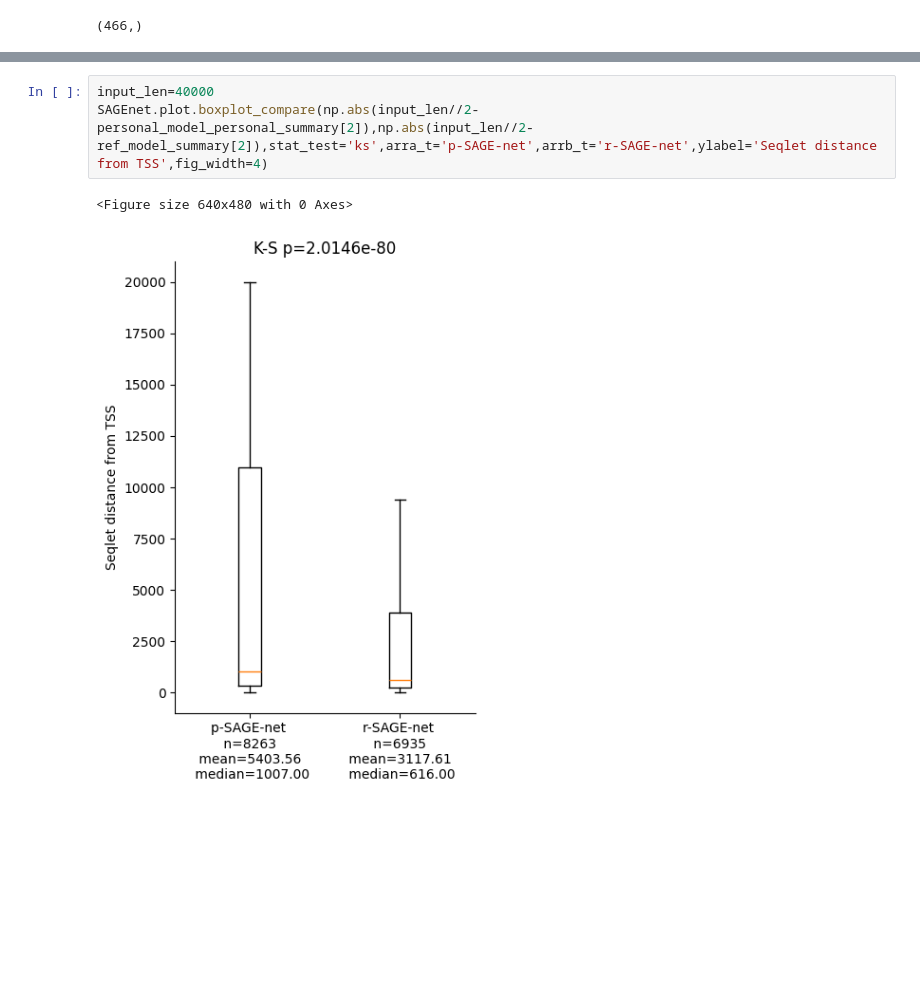
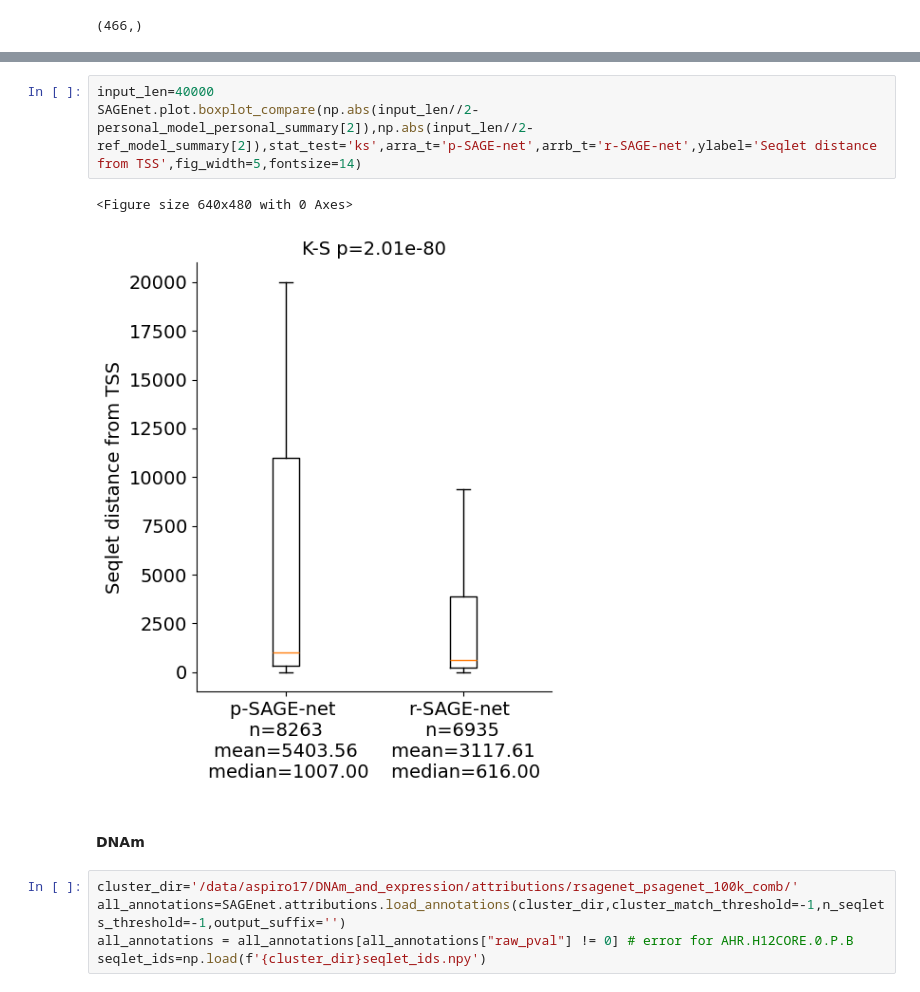
Before and after one commit to mostafavilabuw/SAGEnet, a Jupyter notebook: plot_figs/plot_attribution_figs.ipynb, the cells around one changed output, grey strips where cells are left out. Drawn from its saved outputs; the diff is of its cells as text; blank space fills up the shorter version.

Commit message:
update fig plotting nbs to include new revision figs

```diff
--- a/plot_figs/plot_attribution_figs.ipynb
+++ b/plot_figs/plot_attribution_figs.ipynb
@@ -151,6 +156,13 @@ SAGEnet.plot.plot_hist(np.abs(input_len//2-ref_model_summary[2]),xlabel='Seqlet
 # %%
 input_len=40000
-SAGEnet.plot.boxplot_compare(np.abs(input_len//2-personal_model_personal_summary[2]),np.abs(input_len//2-ref_model_summary[2]),stat_test='ks',arra_t='p-SAGE-net',arrb_t='r-SAGE-net',ylabel='Seqlet distance from TSS',fig_width=4)
+SAGEnet.plot.boxplot_compare(np.abs(input_len//2-personal_model_personal_summary[2]),np.abs(input_len//2-ref_model_summary[2]),stat_test='ks',arra_t='p-SAGE-net',arrb_t='r-SAGE-net',ylabel='Seqlet distance from TSS',fig_width=5,fontsize=14)
 # %% [output]
 <Figure size 640x480 with 0 Axes>
-[figure, old version]
+[figure, new version]
+# %% [markdown]
+#### DNAm
+# %%
+cluster_dir='/data/aspiro17/DNAm_and_expression/attributions/rsagenet_psagenet_100k_comb/'
+all_annotations=SAGEnet.attributions.load_annotations(cluster_dir,cluster_match_threshold=-1,n_seqlets_threshold=-1,output_suffix='')
+all_annotations = all_annotations[all_annotations["raw_pval"] != 0] # error for	AHR.H12CORE.0.P.B
+seqlet_ids=np.load(f'{cluster_dir}seqlet_ids.npy')
```
Also changed, not shown: parts of 15 cells of this notebook, 6 other files.
